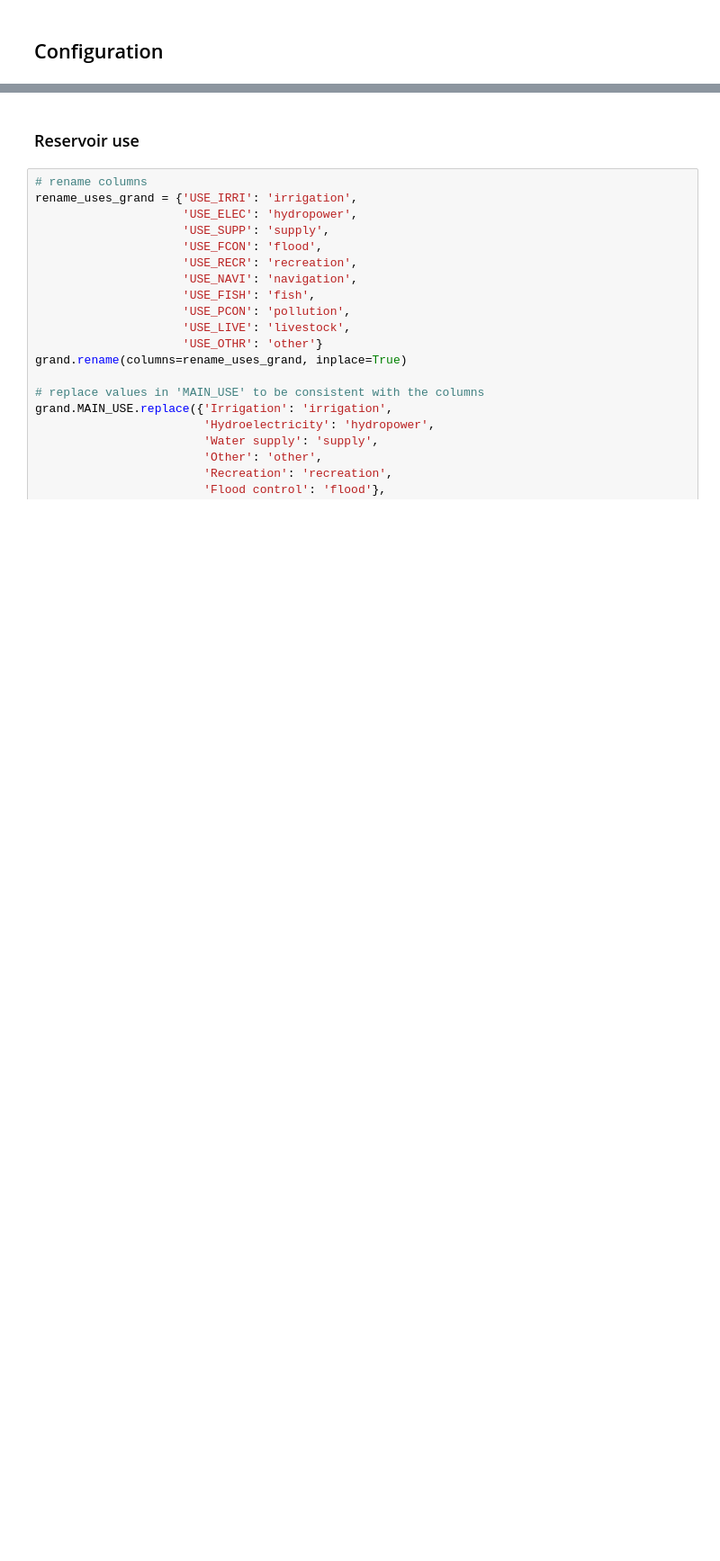
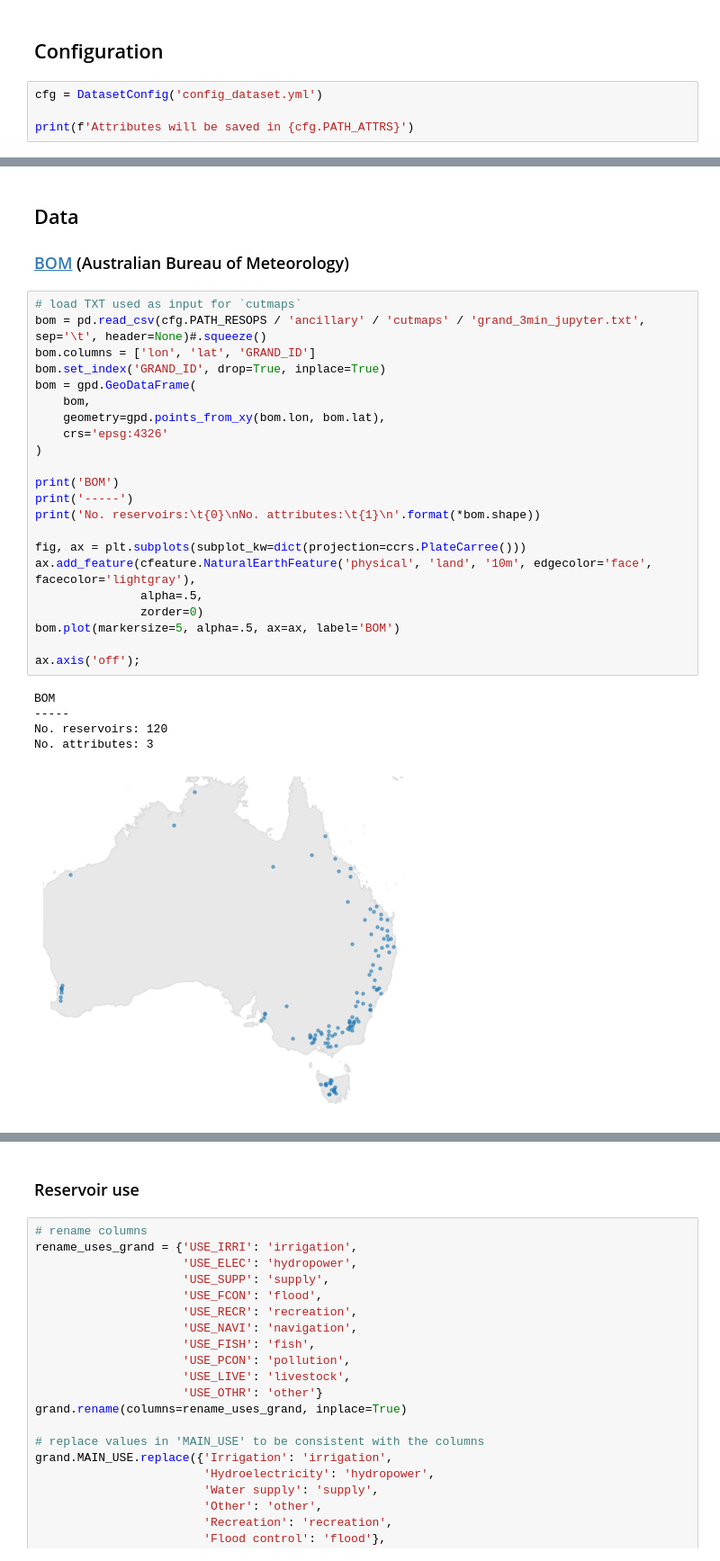
Before and after one commit to casadoj/lisflood-reservoirs, a Jupyter notebook: notebook/ResOpsAU/3_attributes.ipynb, the cells around one changed output, grey strips where cells are left out. Shown at 90% size. Cells and saved outputs as stored; diff of their text form; blank space fills up the shorter version.

```diff
--- a/notebook/ResOpsAU/3_attributes.ipynb
+++ b/notebook/ResOpsAU/3_attributes.ipynb
@@ -41,3 +42,7 @@ import warnings
 warnings.filterwarnings("ignore", category=FutureWarning)
 # %% [markdown]
 ## Configuration
+# %%
+cfg = DatasetConfig('config_dataset.yml')
+
+print(f'Attributes will be saved in {cfg.PATH_ATTRS}')
@@ -66 +71,33 @@ Attributes will be saved in Z:\nahaUsers\casadje\datasets\reservoirs\ResOpsMX\v1
+# %% [markdown]
+## Data
+
+### [BOM](http://www.bom.gov.au/water/) (Australian Bureau of Meteorology)
+# %%
+# load TXT used as input for `cutmaps`
+bom = pd.read_csv(cfg.PATH_RESOPS / 'ancillary' / 'cutmaps' / 'grand_3min_jupyter.txt', sep='\t', header=None)#.squeeze()
+bom.columns = ['lon', 'lat', 'GRAND_ID']
+bom.set_index('GRAND_ID', drop=True, inplace=True)
+bom = gpd.GeoDataFrame(
+    bom,
+    geometry=gpd.points_from_xy(bom.lon, bom.lat),
+    crs='epsg:4326'
+)
+
+print('BOM')
+print('-----')
+print('No. reservoirs:\t{0}\nNo. attributes:\t{1}\n'.format(*bom.shape))
+
+fig, ax = plt.subplots(subplot_kw=dict(projection=ccrs.PlateCarree()))
+ax.add_feature(cfeature.NaturalEarthFeature('physical', 'land', '10m', edgecolor='face', facecolor='lightgray'),
+               alpha=.5,
+               zorder=0)
+bom.plot(markersize=5, alpha=.5, ax=ax, label='BOM')
+
+ax.axis('off');
+# %% [output]
+BOM
+-----
+No. reservoirs: 120
+No. attributes: 3
+[figure, added]
 # %% [markdown]
```
Also changed, not shown: parts of 81 cells of this notebook.
